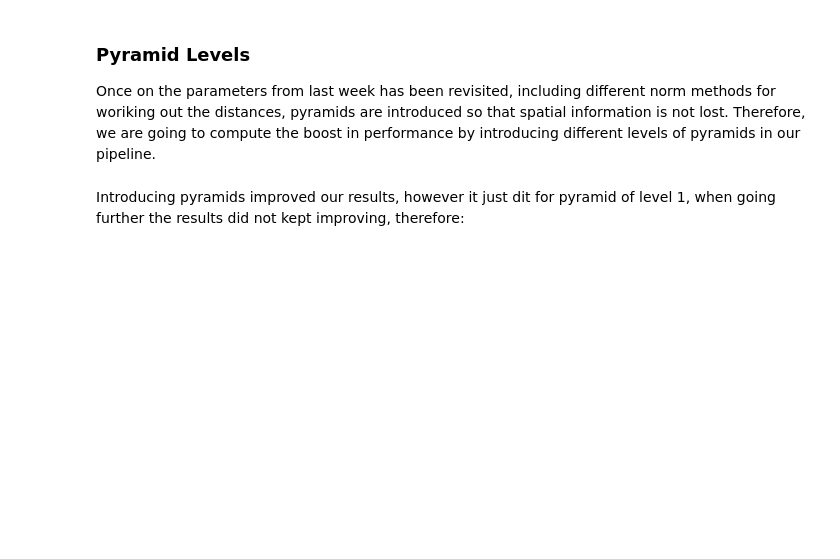
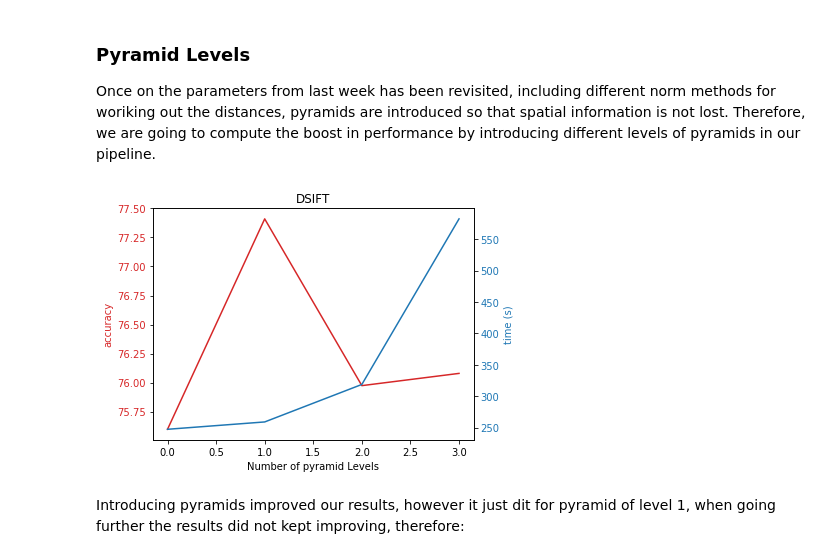
Before and after one commit to aturcitu/M3-18.19, a Jupyter notebook: notebook/delivery/M3 - Delivery 2.ipynb, the cells around one changed output. Cells and saved outputs as stored; diff of their text form; code cells hidden in the pictures; blank space fills up the shorter version.

```diff
--- a/notebook/delivery/M3 - Delivery 2.ipynb
+++ b/notebook/delivery/M3 - Delivery 2.ipynb
@@ -551,19 +560,21 @@ Once on the parameters from last week has been revisited, including different no
 # %%
 accuracy_list = []
 time_list = []
 
-pyramid_level_iterations = np.arange(3)
+pyramid_level_iterations = np.arange(4)
 
 for pyramid_level in pyramid_level_iterations:
     (SIFTdetector, kpt) = compute_detector(sift_step_size, sift_scale)
     accuracy_validation, time_validation = cross_validation(skf, X, y, SIFTdetector, kpt, k_codebook,
                                                             dense, pyramid_level, norm_method, compute_regular_kernel, classifier)
     # Append for the different testing values
     accuracy_list.append(np.average(accuracy_validation))
     time_list.append(np.average(time_validation))
 
 plot_accuracy_vs_time(pyramid_level_iterations, accuracy_list, time_list,
                       feature_name='Number of pyramid Levels', title="DSIFT")
+# %% [output]
+[figure, added]
 # %% [markdown]
 Introducing pyramids improved our results, however it just dit for pyramid of level 1, when going further the results did not kept improving, therefore:
 # %%
```
Also changed, not shown: parts of 40 cells of this notebook.
